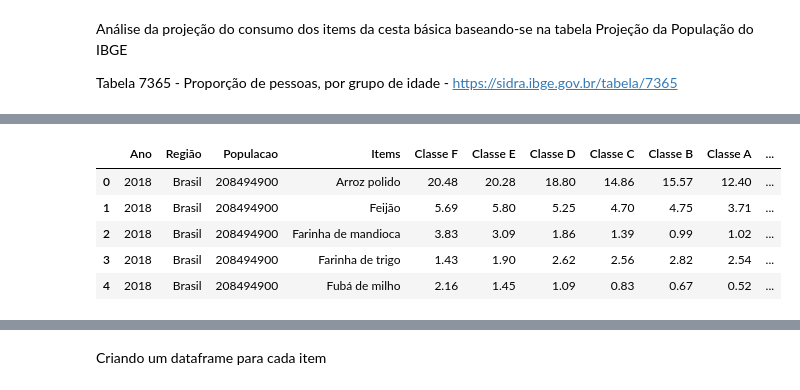
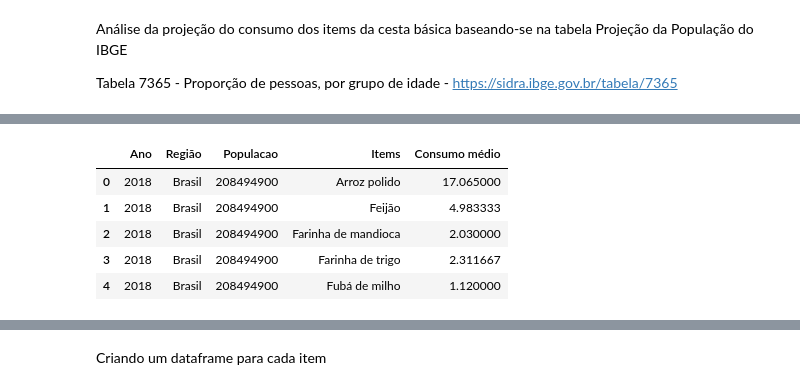
Before and after one commit to O-PY-THA-ON/dcc---fellowship-ci-ncia-de-dados, a Jupyter notebook: projecao_consumo.ipynb, the cells around one changed output, grey strips where cells are left out. Saved outputs shown, nothing was run; the diff lists cells and outputs as text; code cells hidden in the pictures.

Commit message:
predicao do consumo
predição do consumo e produção utilizando como resposta as médias móveis

```diff
--- a/projecao_consumo.ipynb
+++ b/projecao_consumo.ipynb
@@ -7,3 +7,5 @@ import pandas as pd
 import plotly.express as px
 # %%
 projecao_pop = pd.read_excel('C:\dcc-fellowship-ciencia-de-dados\projecao_populacao.xlsx')
+# %%
+projecao_pop = projecao_pop[projecao_pop['Região'] == 'Brasil']
@@ -19,2 +31,2 @@ projecao_pop.head()
 # %%
-consumo_regiao = pd.read_excel('C:\dcc-fellowship-ciencia-de-dados\pof_rendimento_regiao_2_copia.xlsx')
+consumo_brasil = pd.read_excel('C:\dcc-fellowship-ciencia-de-dados\pof_rendimento_regiao_2_copia.xlsx')
@@ -40,0 +33,3 @@ consumo_regiao
+# %%
+consumo_brasil = consumo_brasil[consumo_brasil['Região'] == 'Brasil'][['Items', 'Região', 'Consumo médio']].reset_index(drop = True)
+consumo_brasil.rename(columns = {'Consumo médio':'Consumo médio pcpt (kg)'})
@@ -41,11 +47,11 @@ consumo_regiao
 # %%
-projecao_consumo_regiao = pd.merge(projecao_pop, consumo_regiao, how = 'inner', on = 'Região')
+projecao_consumo_brasil = pd.merge(projecao_pop, consumo_brasil, how = 'inner', on = 'Região')
 # %%
-projecao_consumo_regiao.head()
+projecao_consumo_brasil.head()
 # %% [output]
-|  | Ano | Região | Populacao | Items | Classe F | Classe E | Classe D | Classe C | Classe B | Classe A | ... |
-| 0 | 2018 | Brasil | 208494900 | Arroz polido | 20.48 | 20.28 | 18.80 | 14.86 | 15.57 | 12.40 | ... |
-| 1 | 2018 | Brasil | 208494900 | Feijão | 5.69 | 5.80 | 5.25 | 4.70 | 4.75 | 3.71 | ... |
-| 2 | 2018 | Brasil | 208494900 | Farinha de mandioca | 3.83 | 3.09 | 1.86 | 1.39 | 0.99 | 1.02 | ... |
-| 3 | 2018 | Brasil | 208494900 | Farinha de trigo | 1.43 | 1.90 | 2.62 | 2.56 | 2.82 | 2.54 | ... |
-| 4 | 2018 | Brasil | 208494900 | Fubá de milho | 2.16 | 1.45 | 1.09 | 0.83 | 0.67 | 0.52 | ... |
+|  | Ano | Região | Populacao | Items | Consumo médio |
+| 0 | 2018 | Brasil | 208494900 | Arroz polido | 17.065000 |
+| 1 | 2018 | Brasil | 208494900 | Feijão | 4.983333 |
+| 2 | 2018 | Brasil | 208494900 | Farinha de mandioca | 2.030000 |
+| 3 | 2018 | Brasil | 208494900 | Farinha de trigo | 2.311667 |
+| 4 | 2018 | Brasil | 208494900 | Fubá de milho | 1.120000 |
```
Also changed, not shown: parts of 15 cells of this notebook, 5 other files.
